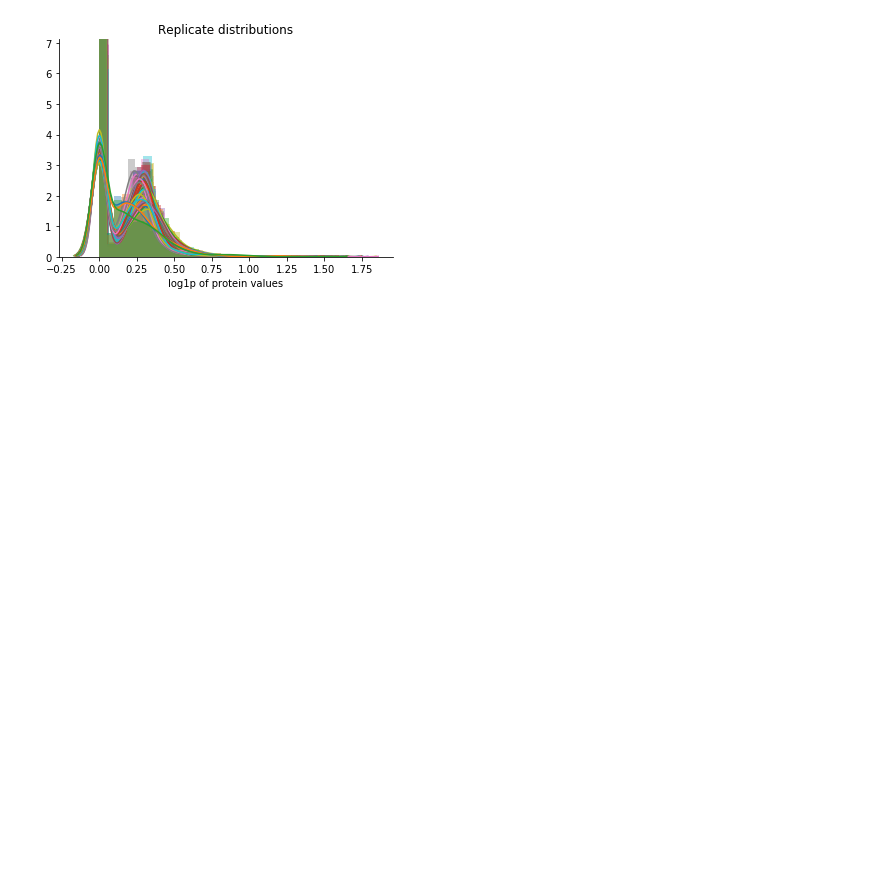
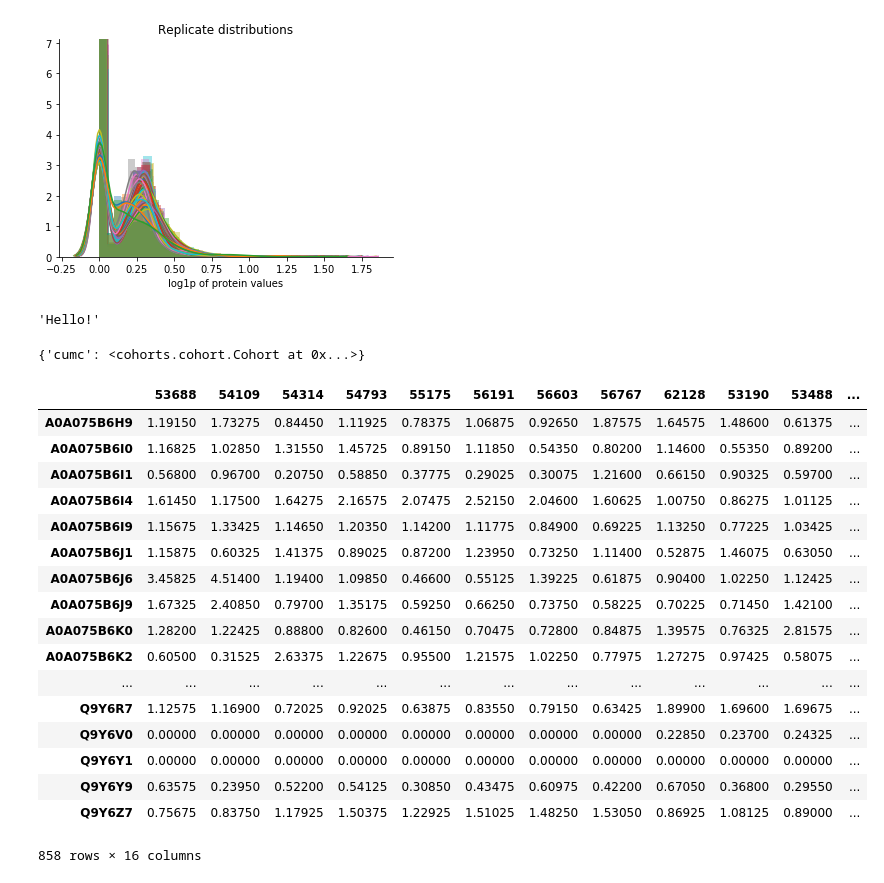
Before and after one commit to ngiangre/cohorts, a Jupyter notebook: test.ipynb, the cells around one changed output. Cells and saved outputs as stored; diff of their text form; code cells hidden in the pictures; blank space fills up the shorter version.

```diff
--- a/test.ipynb
+++ b/test.ipynb
@@ -193,3 +193,13 @@ plt.title('Replicate distributions')
 sns.despine()
 # %% [output]
 [figure]
+# %%
+ci = cohorts.IntegratedCohort({'cumc' : c})
+# %%
+ci.sayHello()
+# %% [output]
+'Hello!'
+# %%
+ci.cohort_objs
+# %% [output]
+{'cumc': <cohorts.cohort.Cohort at 0x...>}
@@ -195,0 +208,21 @@ sns.despine()
+# %%
+ci.df
+# %% [output]
+|  | 53688 | 54109 | 54314 | 54793 | 55175 | 56191 | 56603 | 56767 | 62128 | 53190 | 53488 | ... |
+| A0A075B6H9 | 1.19150 | 1.73275 | 0.84450 | 1.11925 | 0.78375 | 1.06875 | 0.92650 | 1.87575 | 1.64575 | 1.48600 | 0.61375 | ... |
+| A0A075B6I0 | 1.16825 | 1.02850 | 1.31550 | 1.45725 | 0.89150 | 1.11850 | 0.54350 | 0.80200 | 1.14600 | 0.55350 | 0.89200 | ... |
+| A0A075B6I1 | 0.56800 | 0.96700 | 0.20750 | 0.58850 | 0.37775 | 0.29025 | 0.30075 | 1.21600 | 0.66150 | 0.90325 | 0.59700 | ... |
+| A0A075B6I4 | 1.61450 | 1.17500 | 1.64275 | 2.16575 | 2.07475 | 2.52150 | 2.04600 | 1.60625 | 1.00750 | 0.86275 | 1.01125 | ... |
+| A0A075B6I9 | 1.15675 | 1.33425 | 1.14650 | 1.20350 | 1.14200 | 1.11775 | 0.84900 | 0.69225 | 1.13250 | 0.77225 | 1.03425 | ... |
+| A0A075B6J1 | 1.15875 | 0.60325 | 1.41375 | 0.89025 | 0.87200 | 1.23950 | 0.73250 | 1.11400 | 0.52875 | 1.46075 | 0.63050 | ... |
+| A0A075B6J6 | 3.45825 | 4.51400 | 1.19400 | 1.09850 | 0.46600 | 0.55125 | 1.39225 | 0.61875 | 0.90400 | 1.02250 | 1.12425 | ... |
+| A0A075B6J9 | 1.67325 | 2.40850 | 0.79700 | 1.35175 | 0.59250 | 0.66250 | 0.73750 | 0.58225 | 0.70225 | 0.71450 | 1.42100 | ... |
+| A0A075B6K0 | 1.28200 | 1.22425 | 0.88800 | 0.82600 | 0.46150 | 0.70475 | 0.72800 | 0.84875 | 1.39575 | 0.76325 | 2.81575 | ... |
+| A0A075B6K2 | 0.60500 | 0.31525 | 2.63375 | 1.22675 | 0.95500 | 1.21575 | 1.02250 | 0.77975 | 1.27275 | 0.97425 | 0.58075 | ... |
+| ... | ... | ... | ... | ... | ... | ... | ... | ... | ... | ... | ... | ... |
+| Q9Y6R7 | 1.12575 | 1.16900 | 0.72025 | 0.92025 | 0.63875 | 0.83550 | 0.79150 | 0.63425 | 1.89900 | 1.69600 | 1.69675 | ... |
+| Q9Y6V0 | 0.00000 | 0.00000 | 0.00000 | 0.00000 | 0.00000 | 0.00000 | 0.00000 | 0.00000 | 0.22850 | 0.23700 | 0.24325 | ... |
+| Q9Y6Y1 | 0.00000 | 0.00000 | 0.00000 | 0.00000 | 0.00000 | 0.00000 | 0.00000 | 0.00000 | 0.00000 | 0.00000 | 0.00000 | ... |
+| Q9Y6Y9 | 0.63575 | 0.23950 | 0.52200 | 0.54125 | 0.30850 | 0.43475 | 0.60975 | 0.42200 | 0.67050 | 0.36800 | 0.29550 | ... |
+| Q9Y6Z7 | 0.75675 | 0.83750 | 1.17925 | 1.50375 | 1.22925 | 1.51025 | 1.48250 | 1.53050 | 0.86925 | 1.08125 | 0.89000 | ... |
+858 rows × 16 columns
```
Also changed, not shown: parts of 1 cell of this notebook, 1 other file.
